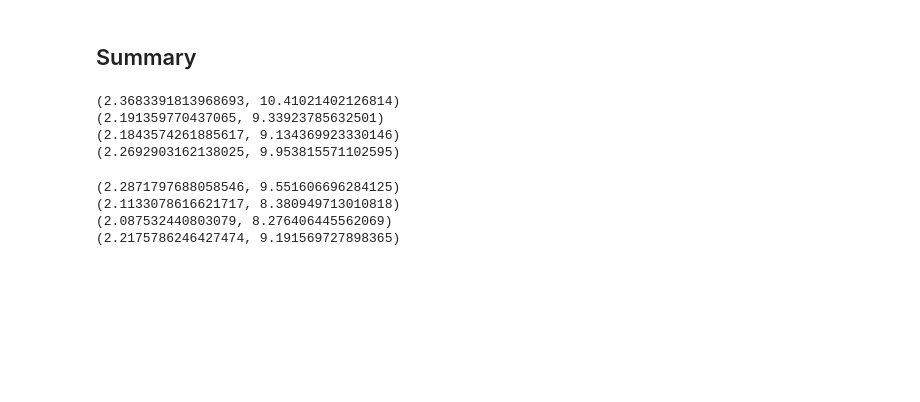
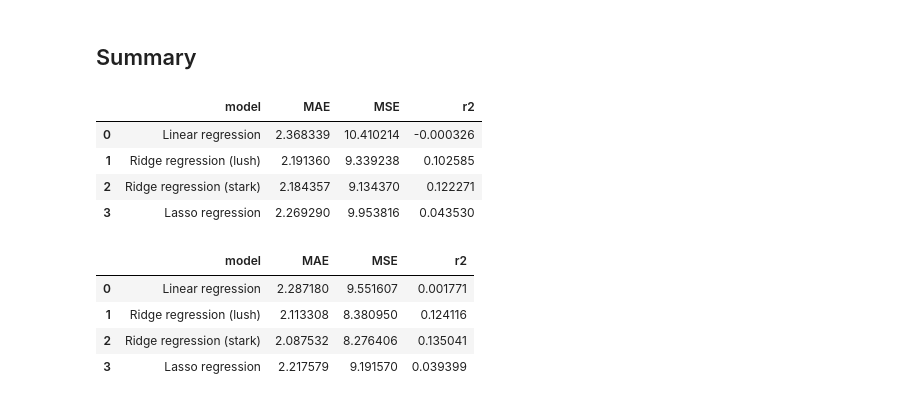
Before and after one commit to thomas-woodruff/footbot, a Jupyter notebook: app/notebooks/v1/22.03 Points model using linear regression with features v03.ipynb, the cells around one changed output. Cells and saved outputs as stored; diff of their text form; code cells hidden in the pictures; blank space fills up the shorter version.

```diff
--- a/app/notebooks/v1/22.03 Points model using linear regression with features v03.ipynb
+++ b/app/notebooks/v1/22.03 Points model using linear regression with features v03.ipynb
@@ -760,6 +760,10 @@ LinearRegression(copy_X=True, fit_intercept=True, n_jobs=None, normalize=False)
 lr_y_pred = lr_model.predict(lr_X_test_sel).flatten()
 
 # calculate cross entropy loss for test set
-lr_test_loss = (mean_absolute_error(y_test, lr_y_pred), mean_squared_error(y_test, lr_y_pred))
+lr_test_loss = (
+    mean_absolute_error(y_test, lr_y_pred),
+    mean_squared_error(y_test, lr_y_pred),
+    r2_score(y_test, lr_y_pred)
+)
 lr_test_loss
 # %% [output]
@@ -846,6 +854,10 @@ Ridge(alpha=270, copy_X=True, fit_intercept=True, max_iter=None,
 lush_ridge_y_pred = lush_ridge_model.predict(lush_ridge_X_test_sel).flatten()
 
 # calculate cross entropy loss for test set
-lush_ridge_test_loss = (mean_absolute_error(y_test, lush_ridge_y_pred), mean_squared_error(y_test, lush_ridge_y_pred))
+lush_ridge_test_loss = (
+    mean_absolute_error(y_test, lush_ridge_y_pred),
+    mean_squared_error(y_test, lush_ridge_y_pred),
+    r2_score(y_test, lush_ridge_y_pred),
+)
 lush_ridge_test_loss
 # %% [output]
@@ -933,6 +949,11 @@ Ridge(alpha=1e-08, copy_X=True, fit_intercept=True, max_iter=None,
 stark_ridge_y_pred = stark_ridge_model.predict(stark_ridge_X_test_sel).flatten()
 
 # calculate cross entropy loss for test set
-stark_ridge_test_loss = (mean_absolute_error(y_test, stark_ridge_y_pred), mean_squared_error(y_test, stark_ridge_y_pred))
+stark_ridge_test_loss = (
+    mean_absolute_error(y_test, stark_ridge_y_pred),
+    mean_squared_error(y_test, stark_ridge_y_pred),
+    r2_score(y_test, stark_ridge_y_pred)
+)
+
 stark_ridge_test_loss
 # %% [output]
@@ -1021,6 +1045,10 @@ Lasso(alpha=1e-08, copy_X=True, fit_intercept=True, max_iter=1000,
 lasso_y_pred = lasso_model.predict(lasso_X_test_sel).flatten()
 
 # calculate cross entropy loss for test set
-lasso_test_loss = (mean_absolute_error(y_test, lasso_y_pred), mean_squared_error(y_test, lasso_y_pred))
+lasso_test_loss = (
+    mean_absolute_error(y_test, lasso_y_pred),
+    mean_squared_error(y_test, lasso_y_pred),
+    r2_score(y_test, lasso_y_pred)
+)
 lasso_test_loss
 # %% [output]
@@ -1098,23 +1130,29 @@ plt.show()
 [figure]
 # %% [markdown]
 ## Summary
-# %%
-print(lr_test_loss)
-print(lush_ridge_test_loss)
-print(stark_ridge_test_loss)
-print(lasso_test_loss)
-# %% [output]
-(2.3683391813968693, 10.41021402126814)
-(2.191359770437065, 9.33923785632501)
-(2.1843574261885617, 9.134369923330146)
-(2.2692903162138025, 9.953815571102595)
-# %%
-print(lr_test_loss_full)
-print(lush_ridge_test_loss_full)
-print(stark_ridge_test_loss_full)
-print(lasso_test_loss_full)
-# %% [output]
-(2.2871797688058546, 9.551606696284125)
-(2.1133078616621717, 8.380949713010818)
-(2.087532440803079, 8.276406445562069)
-(2.2175786246427474, 9.191569727898365)
+# %%
+pd.DataFrame([
+    ('Linear regression', lr_test_loss[0], lr_test_loss[1], lr_test_loss[2]),
+    ('Ridge regression (lush)', lush_ridge_test_loss[0], lush_ridge_test_loss[1], lush_ridge_test_loss[2]),
+    ('Ridge regression (stark)', stark_ridge_test_loss[0], stark_ridge_test_loss[1], stark_ridge_test_loss[2]),
+    ('Lasso regression', lasso_test_loss[0], lasso_test_loss[1], lasso_test_loss[2]),
+], columns=['model', 'MAE', 'MSE', 'r2'])
+# %% [output]
+|  | model | MAE | MSE | r2 |
+| 0 | Linear regression | 2.368339 | 10.410214 | -0.000326 |
+| 1 | Ridge regression (lush) | 2.191360 | 9.339238 | 0.102585 |
+| 2 | Ridge regression (stark) | 2.184357 | 9.134370 | 0.122271 |
+| 3 | Lasso regression | 2.269290 | 9.953816 | 0.043530 |
+# %%
+pd.DataFrame([
+    ('Linear regression', lr_test_loss_full[0], lr_test_loss_full[1], lr_test_loss_full[2]),
+    ('Ridge regression (lush)', lush_ridge_test_loss_full[0], lush_ridge_test_loss_full[1], lush_ridge_test_loss_full[2]),
+    ('Ridge regression (stark)', stark_ridge_test_loss_full[0], stark_ridge_test_loss_full[1], stark_ridge_test_loss_full[2]),
+    ('Lasso regression', lasso_test_loss_full[0], lasso_test_loss_full[1], lasso_test_loss_full[2]),
+], columns=['model', 'MAE', 'MSE', 'r2'])
+# %% [output]
+|  | model | MAE | MSE | r2 |
+| 0 | Linear regression | 2.287180 | 9.551607 | 0.001771 |
+| 1 | Ridge regression (lush) | 2.113308 | 8.380950 | 0.124116 |
+| 2 | Ridge regression (stark) | 2.087532 | 8.276406 | 0.135041 |
+| 3 | Lasso regression | 2.217579 | 9.191570 | 0.039399 |
```
Also changed, not shown: parts of 9 cells of this notebook, 4 other files.
